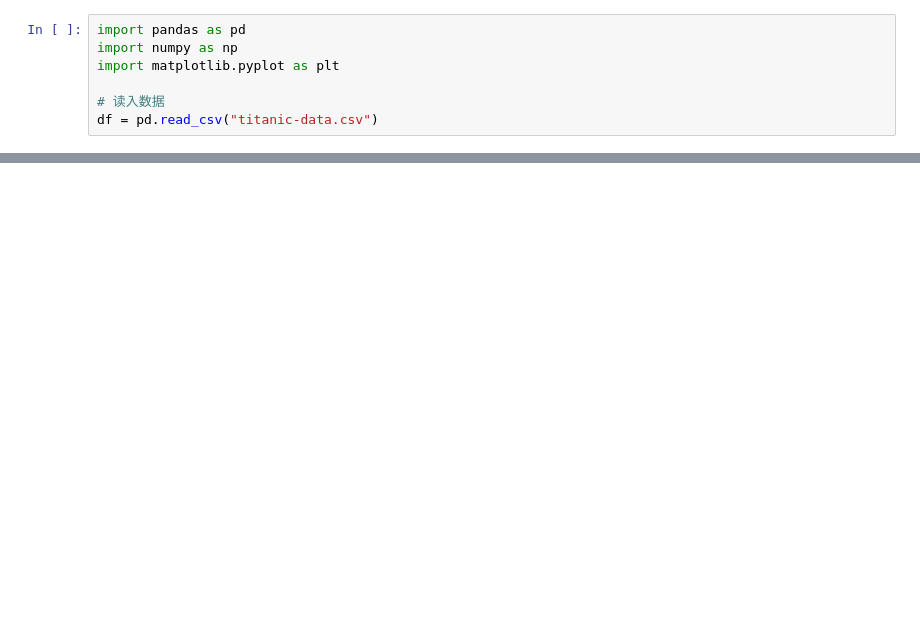
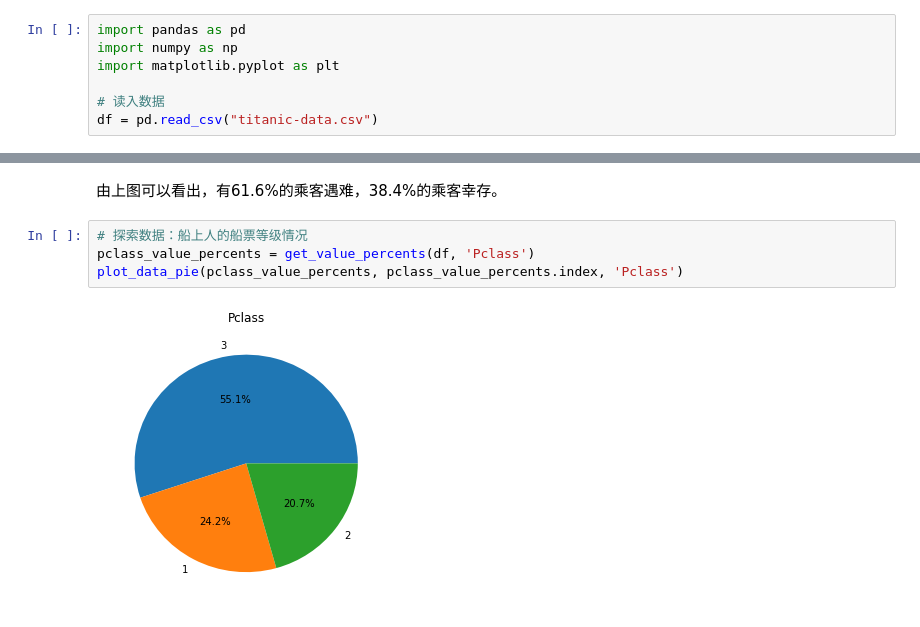
Before and after one commit to DaweiXia/udacity_data_analyst_basic, a Jupyter notebook: p2/titanic-analysis/titanic-analysis.ipynb, the cells around one changed output, grey strips where cells are left out. Saved outputs shown, nothing was run; the diff lists cells and outputs as text; blank space fills up the shorter version.

```diff
--- a/p2/titanic-analysis/titanic-analysis.ipynb
+++ b/p2/titanic-analysis/titanic-analysis.ipynb
@@ -92,0 +64,8 @@ plt.show()
+# %% [markdown]
+由上图可以看出，有61.6%的乘客遇难，38.4%的乘客幸存。
+# %%
+# 探索数据：船上人的船票等级情况
+pclass_value_percents = get_value_percents(df, 'Pclass')
+plot_data_pie(pclass_value_percents, pclass_value_percents.index, 'Pclass')
+# %% [output]
+[figure, added]
```
Also changed, not shown: parts of 48 cells of this notebook.
